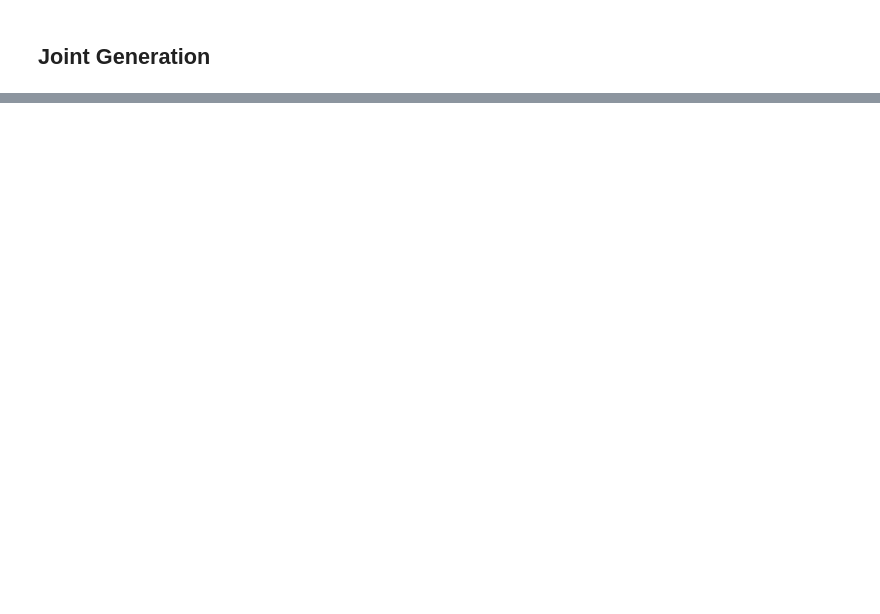
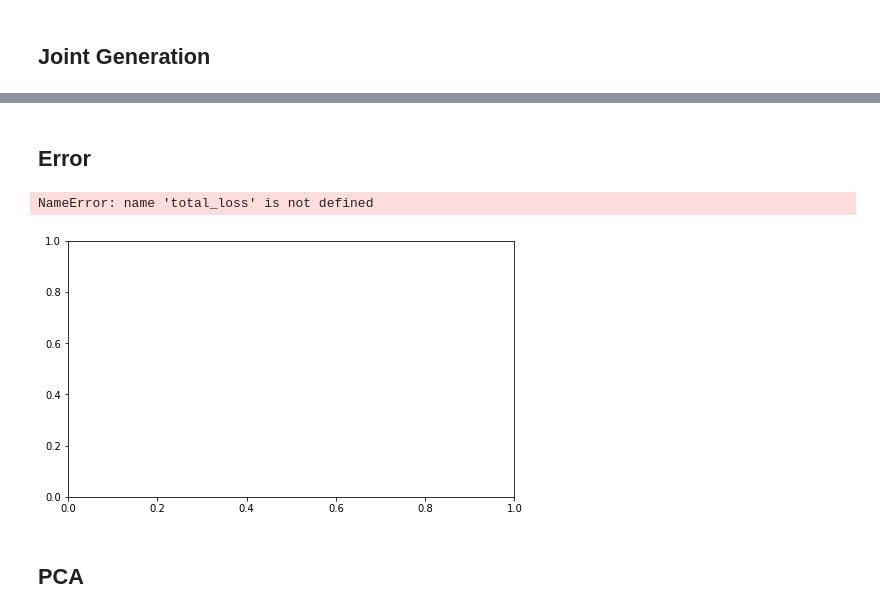
Before and after one commit to achintzeus1994/conditional_pixel_vae, a Jupyter notebook: POISE_achint/experiments/MNIST_MNIST.ipynb, the cells around one changed output, grey strips where cells are left out. Cells and saved outputs as stored; diff of their text form; code cells hidden in the pictures; blank space fills up the shorter version.

```diff
--- a/POISE_achint/experiments/MNIST_MNIST.ipynb
+++ b/POISE_achint/experiments/MNIST_MNIST.ipynb
@@ -108,0 +204,30 @@ plotting(vae, input_data,a)
+# %% [markdown]
+## Error
+# %%
+fig = plt.figure(figsize=(8, 16))
+ax1 = fig.add_subplot(311)
+plt.plot(list(map(lambda x: x.item(), total_loss)))
+plt.title('Total loss')
+# plt.tick_params('x', labelsize=6)
+
+# share x only
+ax2 = fig.add_subplot(312, sharex=ax1)
+plt.plot(list(map(lambda x: x.item(), kld_loss)))
+plt.title('KLD loss')
+# make these tick labels invisible
+plt.tick_params('x', labelbottom=False)
+
+# share x and y
+ax3 = fig.add_subplot(313, sharex=ax1, sharey=ax1)
+plt.title('Rec loss')
+
+plt.plot(list(map(lambda x: x.item(), rec_loss)))
+# plt.xlim(0.01, 5.0)
+plt.subplots_adjust(wspace=1.0,
+                    hspace=0.2)
+plt.show()
+# %% [output]
+NameError: name 'total_loss' is not defined
+[figure, added]
+# %% [markdown]
+## PCA
```
Also changed, not shown: parts of 18 cells of this notebook, 8 other files.
